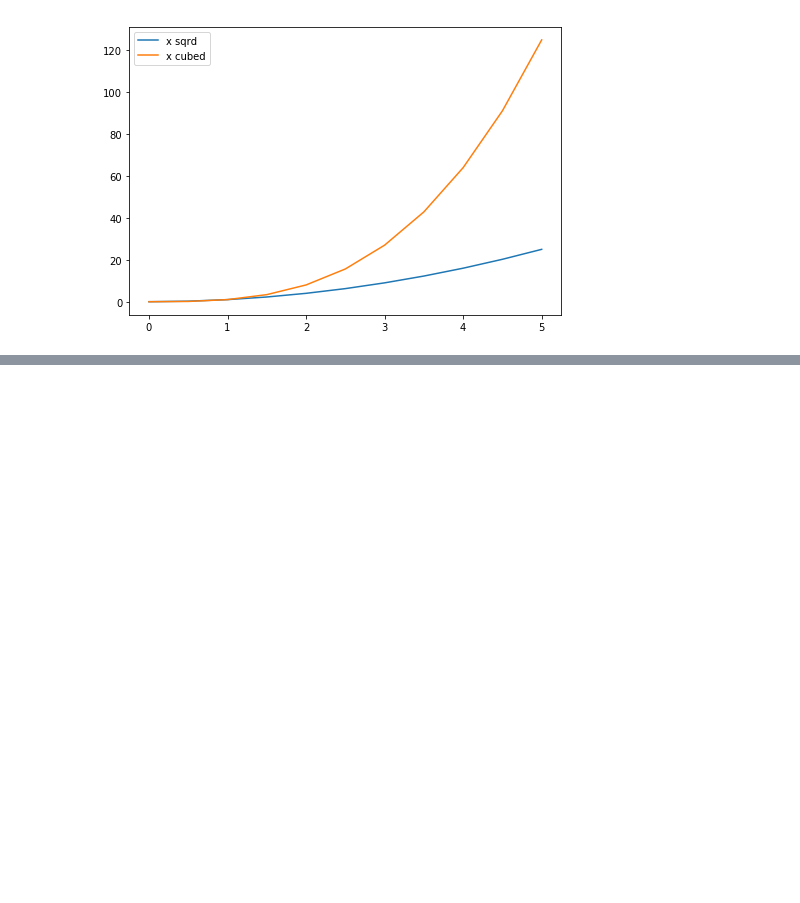
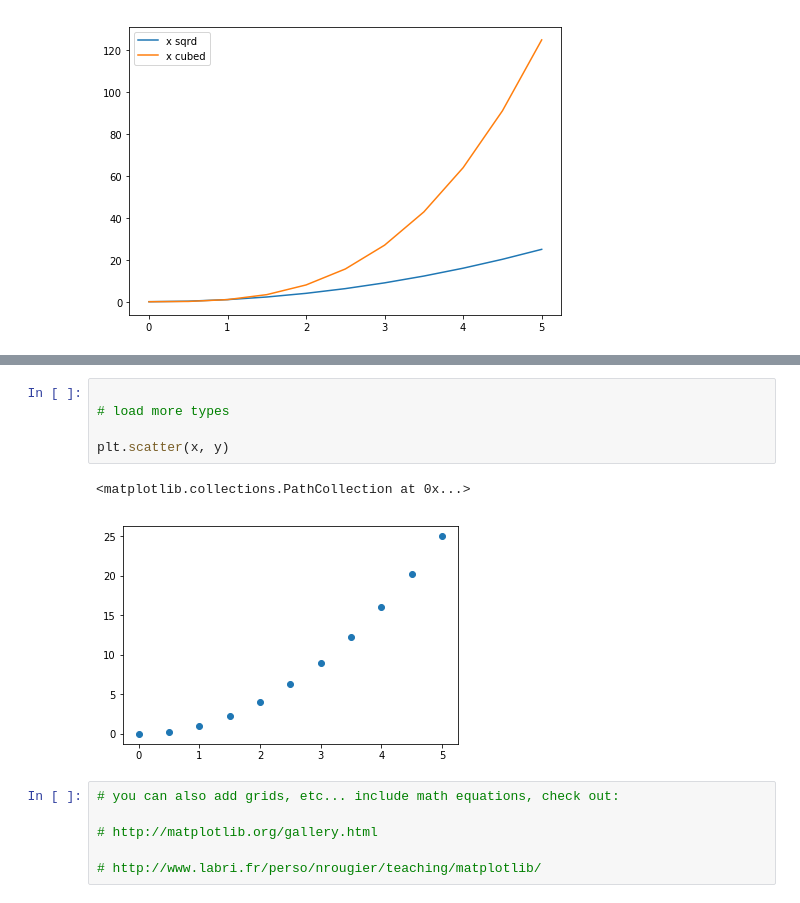
Before and after one commit to andruschak/python, a Jupyter notebook: experimental/Matplotlib.ipynb, the cells around one changed output, grey strips where cells are left out. Cells and saved outputs as stored; diff of their text form; blank space fills up the shorter version.

```diff
--- a/experimental/Matplotlib.ipynb
+++ b/experimental/Matplotlib.ipynb
@@ -178,0 +205,14 @@ ax1.legend() # has a loc = code (0) is the best, tons of others, or tuple for lo
+# %%
+
+# load more types
+
+plt.scatter(x, y)
+# %% [output]
+<matplotlib.collections.PathCollection at 0x...>
+[figure, added]
+# %%
+# you can also add grids, etc... include math equations, check out:
+
+# http://matplotlib.org/gallery.html
+
+# http://www.labri.fr/perso/nrougier/teaching/matplotlib/
```
Also changed, not shown: parts of 3 cells of this notebook.
